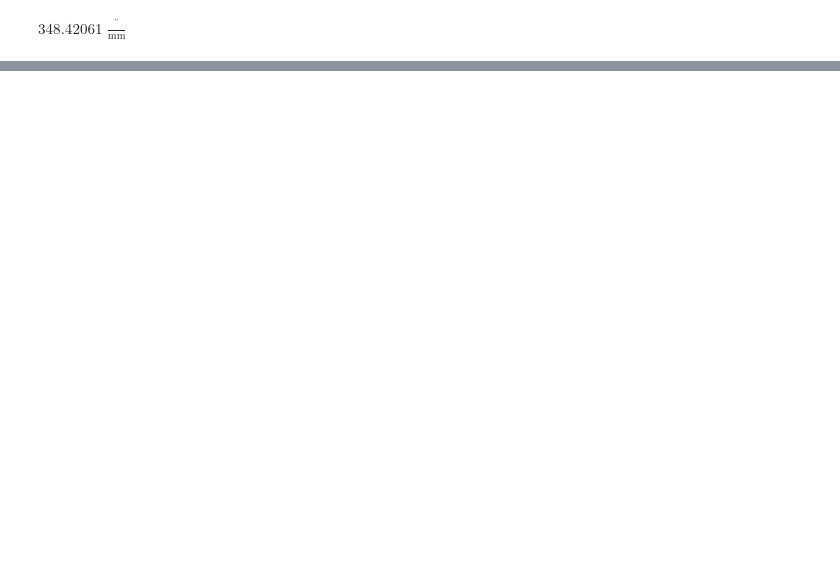
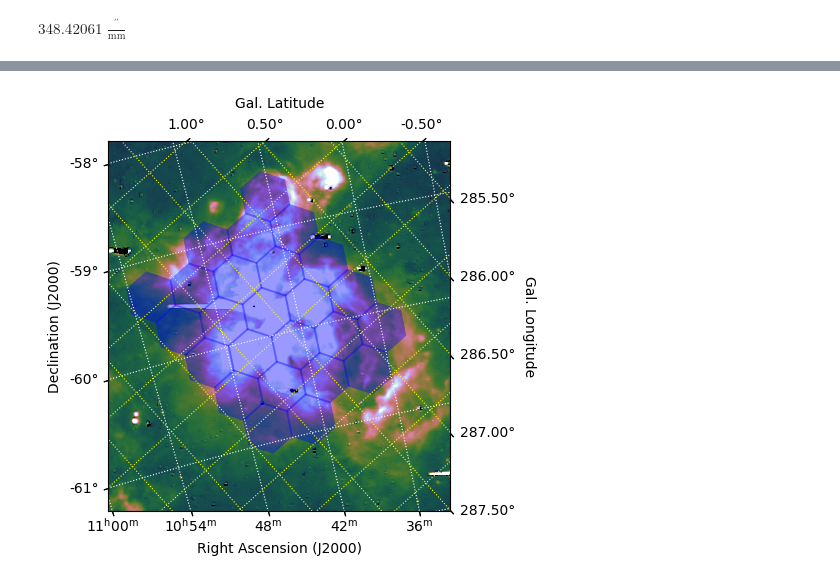
Before and after one commit to sdss/lvm_early_science, a Jupyter notebook: tilingsims/CarinaTiling.ipynb, the cells around one changed output, grey strips where cells are left out. Cells and saved outputs as stored; diff of their text form; code cells hidden in the pictures; blank space fills up the shorter version.

Commit message:
update with images

```diff
--- a/tilingsims/CarinaTiling.ipynb
+++ b/tilingsims/CarinaTiling.ipynb
@@ -75,31 +76,33 @@ FileNotFoundError: [Errno 2] No such file or directory: '032.fl.fits.gz'
 # %%
 ax = plt.subplot(projection=wcs)
 norm = ImageNormalize(dat, interval=PercentileInterval(99),
                       stretch=SqrtStretch())
 ax.imshow(dat, origin='lower', cmap='cubehelix', norm=norm)
 ax.coords[0].set_axislabel('Right Ascension (J2000)')
 ax.coords[1].set_axislabel('Declination (J2000)')
 ax.coords[0].set_ticks_position('b')
 ax.coords[1].set_ticks_position('l')
 ax.grid(color='white', ls=':')
 overlay = ax.get_coords_overlay('galactic')
 overlay.grid(color='yellow', ls=':')
 overlay['l'].set_axislabel('Gal. Longitude')
 overlay['l'].set_major_formatter('d.dd')
 overlay['l'].set_ticks(spacing=0.5 * u.deg)
 overlay['l'].set_ticks_position('r')
 overlay['l'].set_ticklabel_position('r')
 overlay['l'].set_axislabel_position('r')
 overlay['b'].set_axislabel('Gal. Latitude')
 overlay['b'].set_major_formatter('d.dd')
 overlay['b'].set_ticks(spacing=0.5 * u.deg)
 overlay['b'].set_ticks_position('t')
 overlay['b'].set_ticklabel_position('t')
 overlay['b'].set_axislabel_position('t')
 ax.set_xlim(50, 300)
 ax.set_ylim(350, 620)
 for p in tbl:
-    patch = ifu.get_patch(scale=lvm160.plate_scale, centre=[p['RA'], p['DEC']], pa=p['PA'],
+    patch = ifu.get_patch(scale=lvm160.plate_scale, centre=[p['ra'], p['dec']], pa=p['pa'],
                             edgecolor='None', linewidth=0.0, alpha=0.4, facecolor='b',
                             transform=ax.get_transform('fk5'))[0]
     ax.add_patch(patch)
+# %% [output]
+[figure, added]
```
Also changed, not shown: parts of 1 cell of this notebook, 4 other files.
